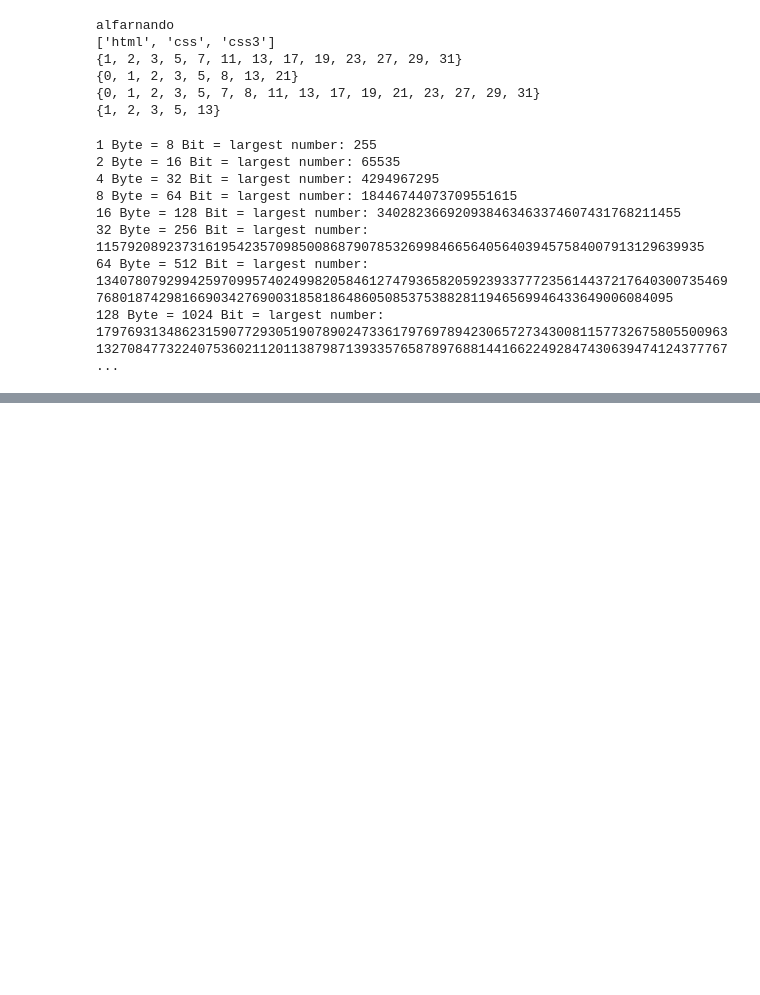
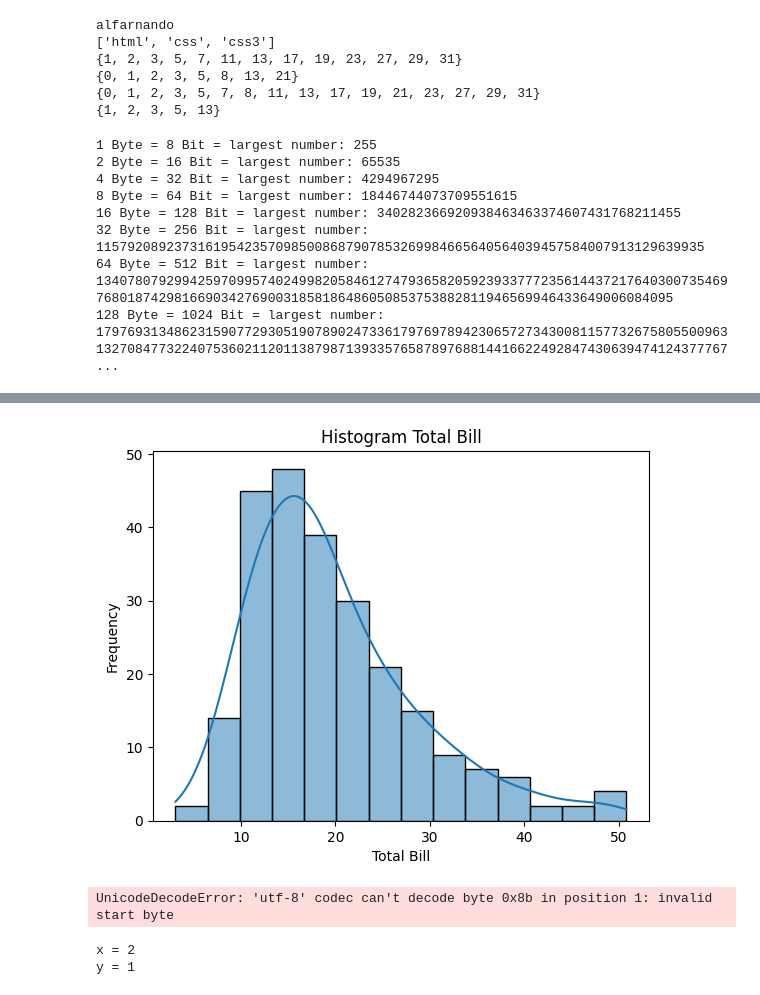
Before and after one commit to aldifayol/py-google-colab, a Jupyter notebook: dicoding_python_data_interaction.ipynb, the cells around one changed output, grey strips where cells are left out. Saved outputs shown, nothing was run; the diff lists cells and outputs as text; code cells hidden in the pictures; blank space fills up the shorter version.

```diff
--- a/dicoding_python_data_interaction.ipynb
+++ b/dicoding_python_data_interaction.ipynb
@@ -131,0 +169,41 @@ print(r'Dicoding\nIndonesia')
+# %%
+import seaborn as sns
+import matplotlib.pyplot as plt
+
+# Contoh data
+tips = sns.load_dataset('tips')  # Memuat dataset tips dari Seaborn
+
+# Contoh plot histogram
+sns.histplot(tips['total_bill'], kde=True)
+plt.title('Histogram Total Bill')
+plt.xlabel('Total Bill')
+plt.ylabel('Frequency')
+plt.show()
+# %% [output]
+[figure, added]
+# %%
+from urllib.request import urlopen
+from bs4 import BeautifulSoup
+
+# Pengambilan konten
+url = "http://python.org/"
+page = urlopen(url)
+html = page.read().decode("utf-8")
+
+# Membuat objek BeautifulSoup
+soup = BeautifulSoup(html, "html.parser")
+
+# Mencetak judul halaman
+print(soup.title)
+# %% [output]
+UnicodeDecodeError: 'utf-8' codec can't decode byte 0x8b in position 1: invalid start byte
+# %%
+x = 1
+y = 2
+
+x, y = y, x
+print('x =', x)
+print('y =', y)
+# %% [output]
+x = 2
+y = 1
```
Also changed, not shown: parts of 3 cells of this notebook.
